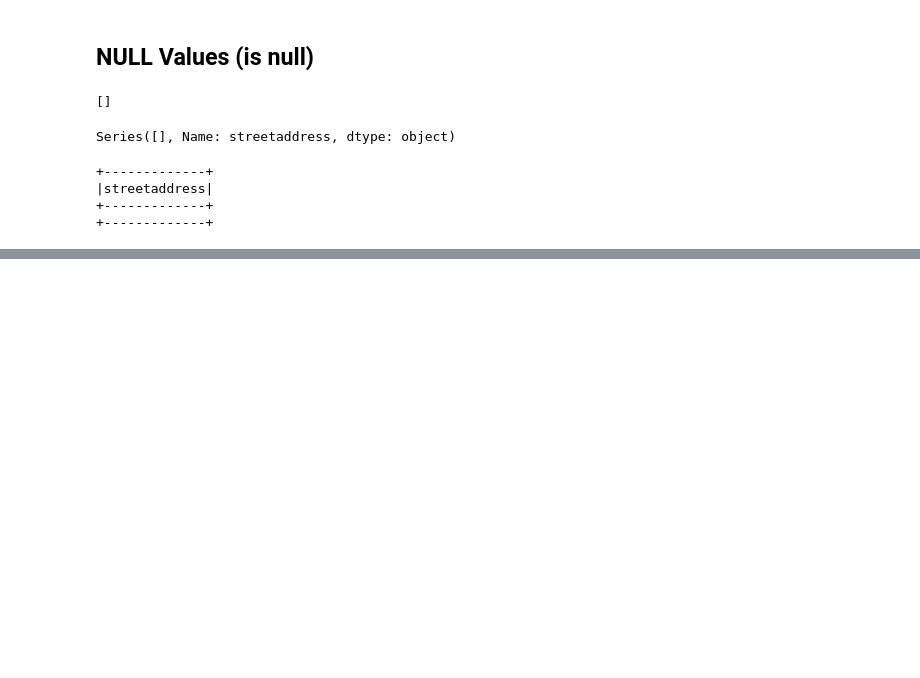
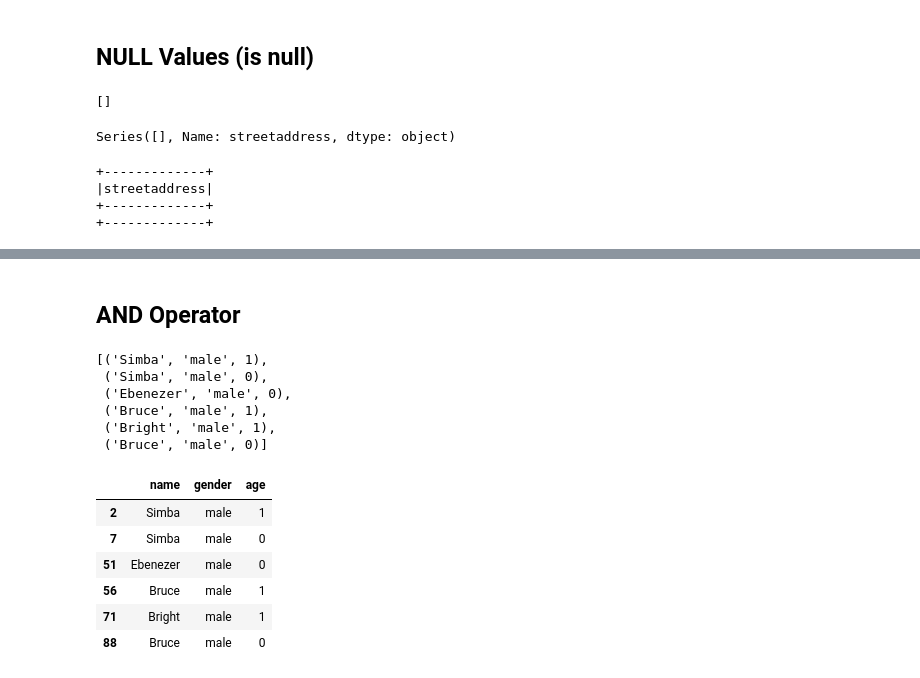
Before and after one commit to neilscholtz/PySpark-Pandas-PostgreSQL-Querying, a Jupyter notebook: PySpark - Pandas - SQL.ipynb, the cells around one changed output, grey strips where cells are left out. Saved outputs shown, nothing was run; the diff lists cells and outputs as text; code cells hidden in the pictures; blank space fills up the shorter version.

```diff
--- a/PySpark - Pandas - SQL.ipynb
+++ b/PySpark - Pandas - SQL.ipynb
@@ -642,0 +713,29 @@ ps_owners.select('streetaddress').where(ps_owners.streetaddress.isNull()).show()
+# %% [markdown]
+## AND Operator
+# %%
+# SQL
+sql = '''
+    SELECT name, gender, age
+    FROM pets
+    WHERE gender = 'male'
+        AND age < 2
+'''
+db.fetch(sql)
+# %% [output]
+[('Simba', 'male', 1),
+ ('Simba', 'male', 0),
+ ('Ebenezer', 'male', 0),
+ ('Bruce', 'male', 1),
+ ('Bright', 'male', 1),
+ ('Bruce', 'male', 0)]
+# %%
+# Pandas
+pd_pets[(pd_pets['gender'] == 'male') & (pd_pets['age'] < 2)][['name','gender','age']]
+# %% [output]
+|  | name | gender | age |
+| 2 | Simba | male | 1 |
+| 7 | Simba | male | 0 |
+| 51 | Ebenezer | male | 0 |
+| 56 | Bruce | male | 1 |
+| 71 | Bright | male | 1 |
+| 88 | Bruce | male | 0 |
```
Also changed, not shown: parts of 17 cells of this notebook.
